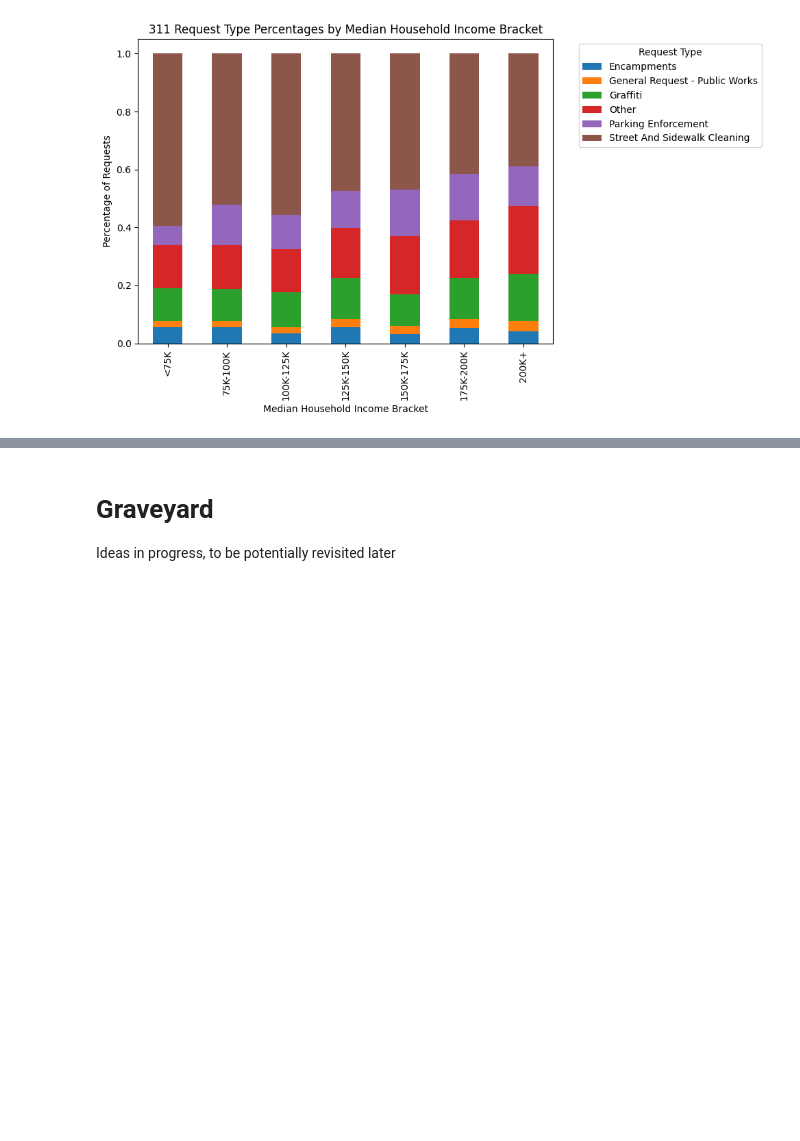
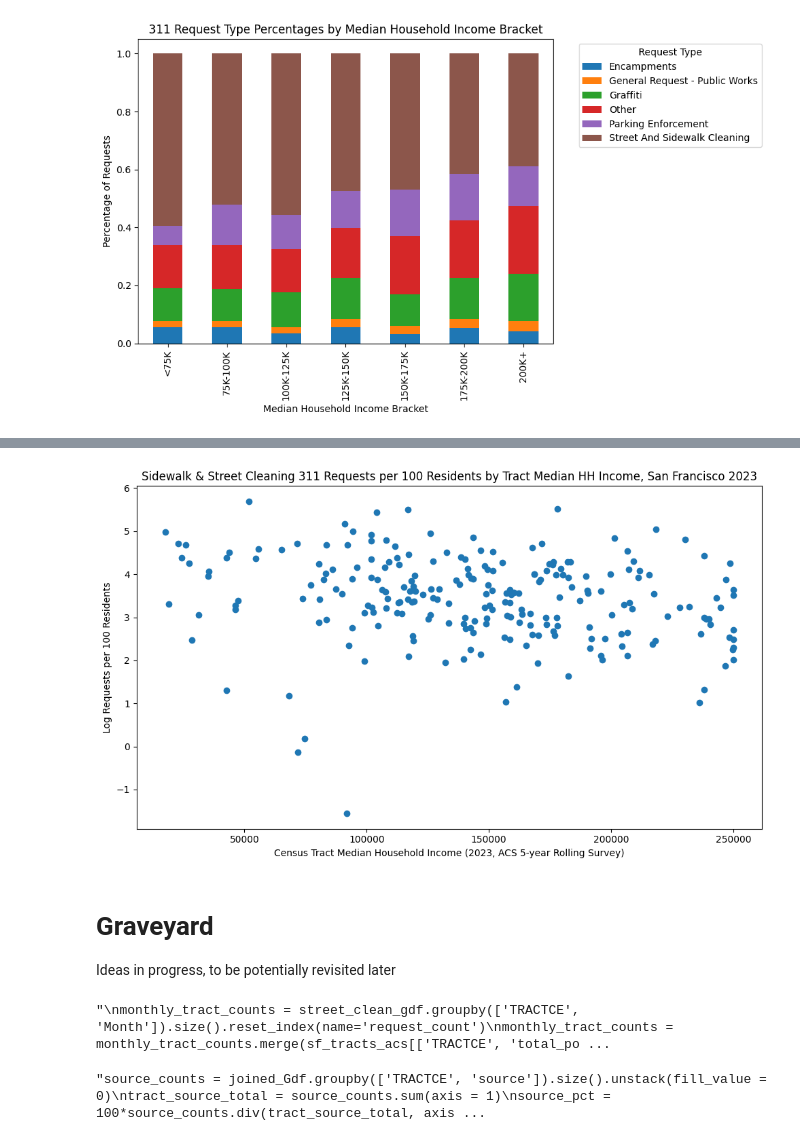
Before and after one commit to manpazito/311-neighborhood-equity, a Jupyter notebook: data_analysis.ipynb, the cells around one changed output, grey strips where cells are left out. Saved outputs shown, nothing was run; the diff lists cells and outputs as text; code cells hidden in the pictures; blank space fills up the shorter version.

Commit message:
Per Capita visualizations added

```diff
--- a/data_analysis.ipynb
+++ b/data_analysis.ipynb
@@ -227,0 +206,9 @@ plt.show()
+# %%
+#Filtering for the most common category of 311 requests, Street and Sidewalk Cleaning
+#Cleaning and organizing data for mapping
+
+street_clean_gdf = joined_Gdf[joined_Gdf['category'] == 'Street And Sidewalk Cleaning']
+street_clean_gdf = street_clean_gdf[street_clean_gdf['status'] == 'Closed']
+street_clean_gdf['open_close_timeframe'] = street_clean_gdf['closed'] - street_clean_gdf['opened']
+street_clean_gdf['Month'] = street_clean_gdf['closed'].dt.to_period('M')
+street_clean_gdf.head()
@@ -227,0 +223,7 @@ plt.show()
+# %%
+annual_tract_counts = street_clean_gdf.groupby(['TRACTCE']).size().reset_index(name='request_count')
+annual_tract_counts = annual_tract_counts.merge(sf_tracts_acs[['TRACTCE', 'total_population', 'median_household_income', 'poverty_rate', 'geometry', 'share_white', 'share_black', 'share_hispanic']], on = 'TRACTCE', how = 'left')
+annual_tract_counts = annual_tract_counts[annual_tract_counts['total_population'] > 0]
+annual_tract_counts['req_per_capita'] = 100*annual_tract_counts['request_count']/annual_tract_counts['total_population']
+annual_counts_Gdf = gpd.GeoDataFrame(annual_tract_counts, geometry='geometry', crs=sf_tracts_acs.crs)
+annual_counts_Gdf = annual_counts_Gdf[annual_counts_Gdf['total_population'] > 1000]
@@ -228,4 +255,61 @@ plt.show()
+# %%
+#scatterplot to show the relationship between income and number of requests per capita
+
+import numpy as np
+fig, ax = plt.subplots(figsize=(10,6))
+
+x = annual_counts_Gdf['median_household_income']
+y = np.log(annual_counts_Gdf['req_per_capita'])
+
+plt.scatter(x, y)
+
+'''
+m, b = np.polyfit(x, y, 1)
+trend = m * x + b
+
+plt.plot(x, trend)
+'''
+
+plt.ylabel("Log Requests per 100 Residents")
+plt.xlabel("Census Tract Median Household Income (2023, ACS 5-year Rolling Survey)")
+plt.title("Sidewalk & Street Cleaning 311 Requests per 100 Residents by Tract Median HH Income, San Francisco 2023")
+plt.tight_layout()
+plt.show()
+#plt.savefig('Cleaning_request_scatterplot.jpeg')
+# %% [output]
+[figure, added]
 # %% [markdown]
 # Graveyard
 
 Ideas in progress, to be potentially revisited later
+# %%
+# Create the monthly slider for sidewalk & street cleaning map -- to be done later
+
+'''
+monthly_tract_counts = street_clean_gdf.groupby(['TRACTCE', 'Month']).size().reset_index(name='request_count')
+monthly_tract_counts = monthly_tract_counts.merge(sf_tracts_acs[['TRACTCE', 'total_population', 'median_household_income', 'poverty_rate', 'geometry']], on = 'TRACTCE', how = 'left')
+monthly_tract_counts = monthly_tract_counts[monthly_tract_counts['total_population'] > 0]
+monthly_tract_counts['req_per_capita'] = 1000*monthly_tract_counts['request_count']/monthly_tract_counts['total_population']
+monthly_counts_Gdf = gpd.GeoDataFrame(monthly_tract_counts, geometry='geometry', crs=sf_tracts_acs.crs)
+monthly_counts_Gdf['month_str'] = monthly_counts_Gdf['Month'].astype(str)
+monthly_counts_Gdf
+'''
+# %% [output]
+"\nmonthly_tract_counts = street_clean_gdf.groupby(['TRACTCE', 'Month']).size().reset_index(name='request_count')\nmonthly_tract_counts = monthly_tract_counts.merge(sf_tracts_acs[['TRACTCE', 'total_po ...
+# %%
+#Examining the top sources of 311 requests across census tracts
+'''source_counts = joined_Gdf.groupby(['TRACTCE', 'source']).size().unstack(fill_value = 0)
+tract_source_total = source_counts.sum(axis = 1)
+source_pct = 100*source_counts.div(tract_source_total, axis = 0)
+
+top_source_tract = source_counts.idxmax(axis = 1)
+top_intensity_tract = source_pct.max(axis = 1)
+
+sources_Gdf = sf_tracts_acs
+sources_Gdf = sources_Gdf.merge(top_intensity_tract.rename('top intensity'), left_on = 'TRACTCE', right_on = 'TRACTCE')
+sources_Gdf = sources_Gdf.merge(top_source_tract.rename('top source'), left_on = 'TRACTCE', right_on = 'TRACTCE')
+sources_Gdf = sources_Gdf.merge(source_counts, left_on = 'TRACTCE', right_on = 'TRACTCE')
+sources_Gdf.head()
+'''
+# %% [output]
+"source_counts = joined_Gdf.groupby(['TRACTCE', 'source']).size().unstack(fill_value = 0)\ntract_source_total = source_counts.sum(axis = 1)\nsource_pct = 100*source_counts.div(tract_source_total, axis ...
```
Also changed, not shown: parts of 19 cells of this notebook.
